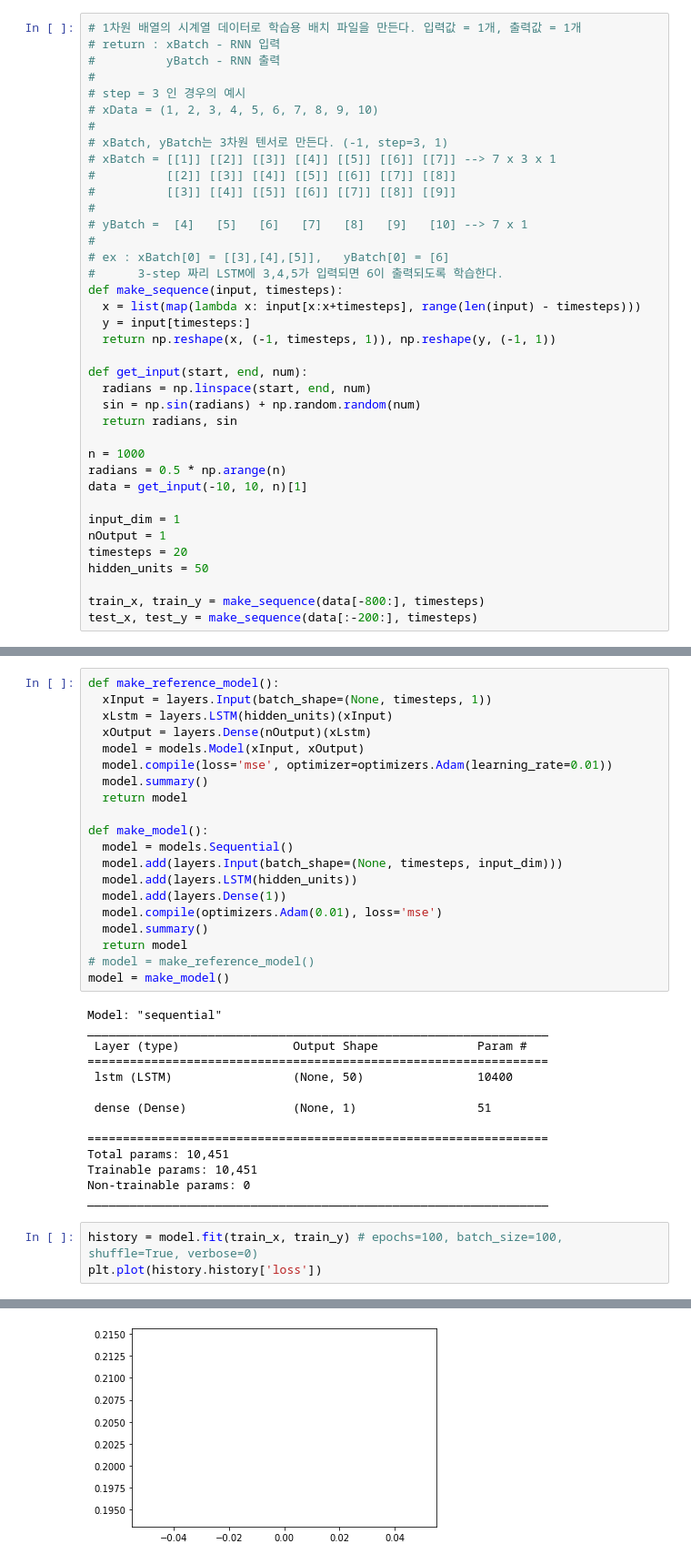
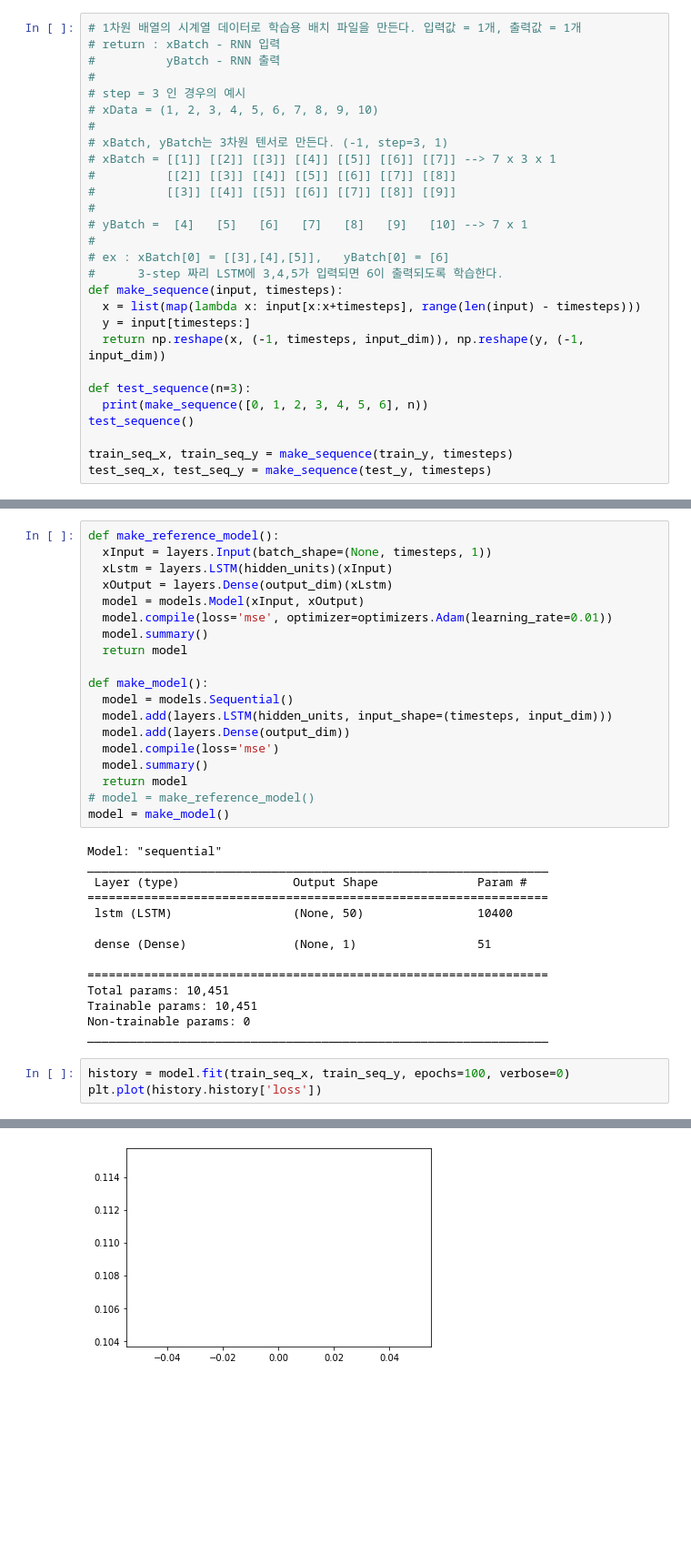
Before and after one commit to zzerross/ai, a Jupyter notebook: rnn/sin/LSTMSinReference.ipynb, the cells around one changed output, grey strips where cells are left out. Shown: that part at 91% size. Drawn from its saved outputs; the diff is of its cells as text; blank space fills up the shorter version.

Commit message:
it was refactored to synchronize with RNNSinSequence.ipynb

```diff
--- a/rnn/sin/LSTMSinReference.ipynb
+++ b/rnn/sin/LSTMSinReference.ipynb
@@ -29,21 +54,11 @@ mpl.rcParams['lines.linewidth'] = 0.2
 def make_sequence(input, timesteps):
   x = list(map(lambda x: input[x:x+timesteps], range(len(input) - timesteps)))
   y = input[timesteps:]
-  return np.reshape(x, (-1, timesteps, 1)), np.reshape(y, (-1, 1))
+  return np.reshape(x, (-1, timesteps, input_dim)), np.reshape(y, (-1, input_dim))
 
-def get_input(start, end, num):
-  radians = np.linspace(start, end, num)
-  sin = np.sin(radians) + np.random.random(num)
-  return radians, sin
+def test_sequence(n=3):
+  print(make_sequence([0, 1, 2, 3, 4, 5, 6], n))
+test_sequence()
 
-n = 1000
-radians = 0.5 * np.arange(n)
-data = get_input(-10, 10, n)[1]
-
-input_dim = 1
-nOutput = 1
-timesteps = 20
-hidden_units = 50
-
-train_x, train_y = make_sequence(data[-800:], timesteps)
-test_x, test_y = make_sequence(data[:-200:], timesteps)
+train_seq_x, train_seq_y = make_sequence(train_y, timesteps)
+test_seq_x, test_seq_y = make_sequence(test_y, timesteps)
@@ -51,7 +85,7 @@ test_x, test_y = make_sequence(data[:-200:], timesteps)
 def make_reference_model():
   xInput = layers.Input(batch_shape=(None, timesteps, 1))
   xLstm = layers.LSTM(hidden_units)(xInput)
-  xOutput = layers.Dense(nOutput)(xLstm)
+  xOutput = layers.Dense(output_dim)(xLstm)
   model = models.Model(xInput, xOutput)
   model.compile(loss='mse', optimizer=optimizers.Adam(learning_rate=0.01))
   model.summary()
@@ -59,10 +93,9 @@ def make_reference_model():
 
 def make_model():
   model = models.Sequential()
-  model.add(layers.Input(batch_shape=(None, timesteps, input_dim)))
-  model.add(layers.LSTM(hidden_units))
-  model.add(layers.Dense(1))
-  model.compile(optimizers.Adam(0.01), loss='mse')
+  model.add(layers.LSTM(hidden_units, input_shape=(timesteps, input_dim)))
+  model.add(layers.Dense(output_dim))
+  model.compile(loss='mse')
   model.summary()
   return model
 # model = make_reference_model()
@@ -82,6 +115,6 @@ Trainable params: 10,451
 Non-trainable params: 0
 _________________________________________________________________
 # %%
-history = model.fit(train_x, train_y) # epochs=100, batch_size=100, shuffle=True, verbose=0)
+history = model.fit(train_seq_x, train_seq_y, epochs=100, verbose=0)
 plt.plot(history.history['loss'])
 # %% [output]
@@ -89,3 +122,3 @@ plt.plot(history.history['loss'])
 [<matplotlib.lines.Line2D at 0x...>]
-[figure, old version]
+[figure, new version]
 # %%
```
Also changed, not shown: parts of 5 cells of this notebook.
